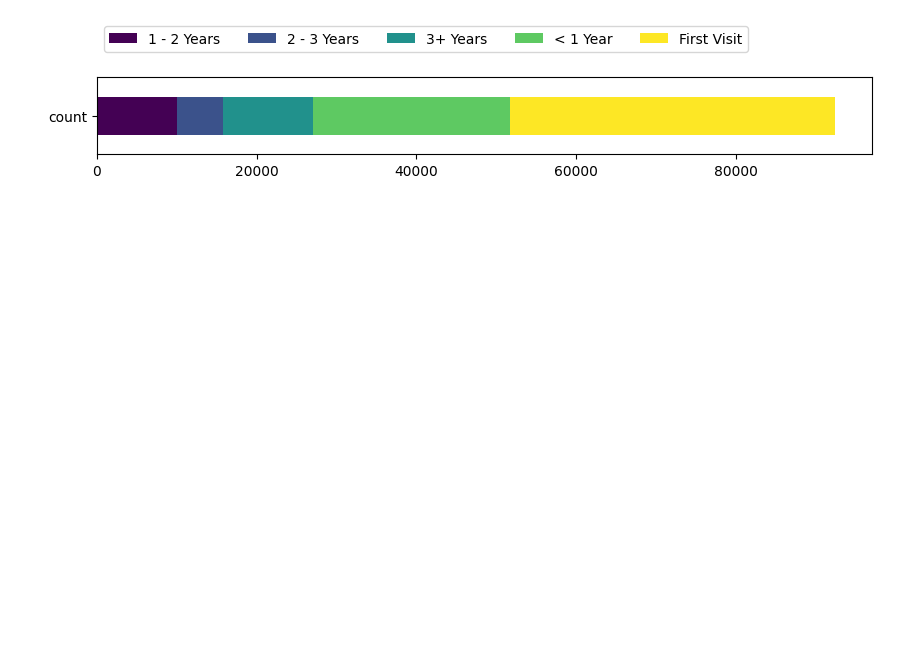
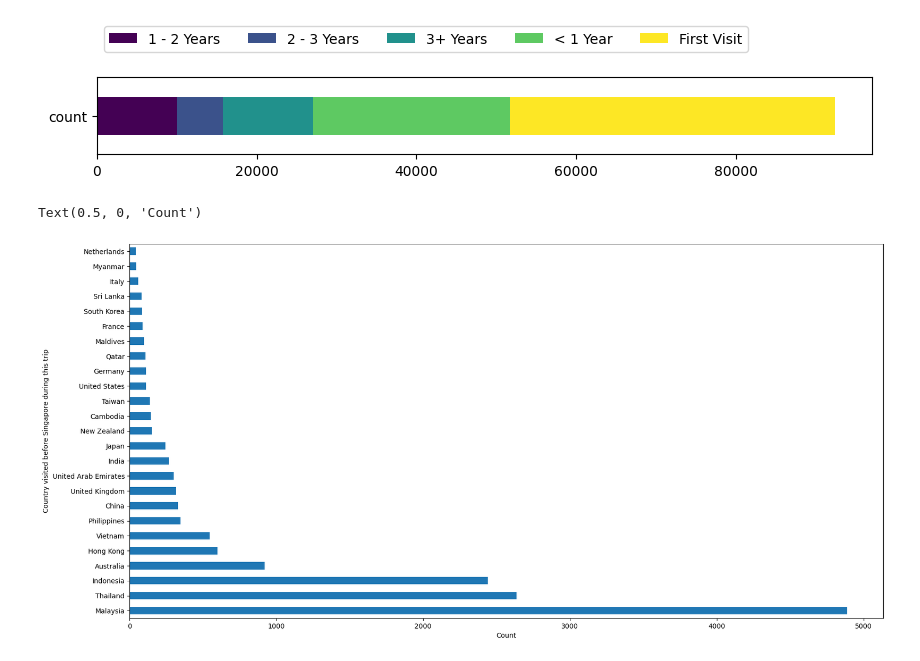
Before and after one commit to arushisinha98/data-explorer, a Jupyter notebook: notebooks/CleanOVS.ipynb, the cells around one changed output. Cells and saved outputs as stored; diff of their text form; code cells hidden in the pictures; blank space fills up the shorter version.

```diff
--- a/notebooks/CleanOVS.ipynb
+++ b/notebooks/CleanOVS.ipynb
@@ -168,6 +176,18 @@ df['TIME_SINCE_LAST_VISIT'] = df['b1b'].astype('Int64').fillna(0).map(time_map)
 StackedHorizontalBar(df, 'TIME_SINCE_LAST_VISIT')
 # %% [output]
 [figure]
+# %%
+df['Country before SG'] = df['b7a'].astype('Int64').astype(str).map(label_map['b7a'])
+
+ax = df['Country before SG'].value_counts()\
+                            .nlargest(25)\
+                            .plot(kind = 'barh',
+                                  figsize = (20,10))
+ax.set_ylabel("Country visited before Singapore during this trip")
+ax.set_xlabel("Count")
+# %% [output]
+Text(0.5, 0, 'Count')
+[figure, added]
 # %%
 # place of origin =
 # - state in Malaysia if mode of arrival == land
```
Also changed, not shown: parts of 28 cells of this notebook, 2 other files.
